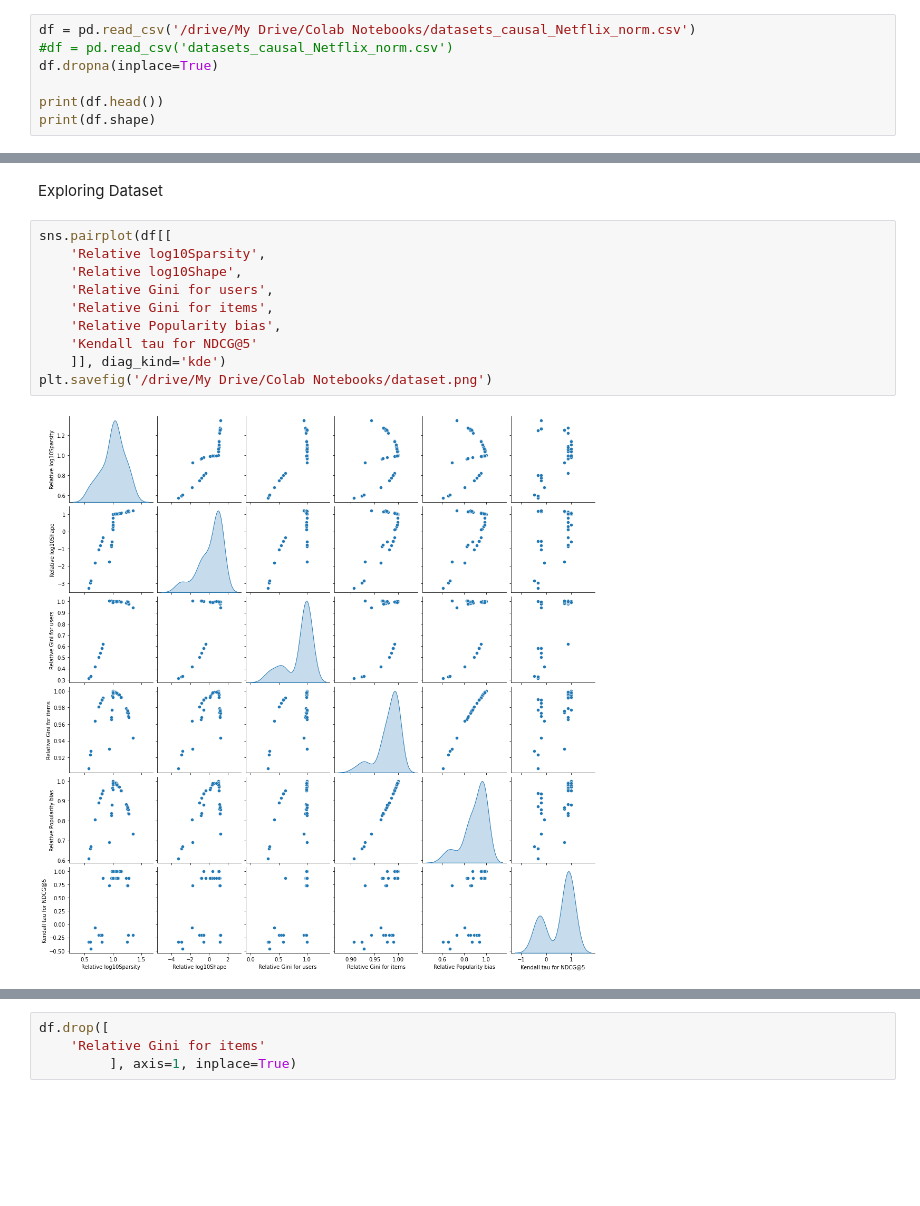
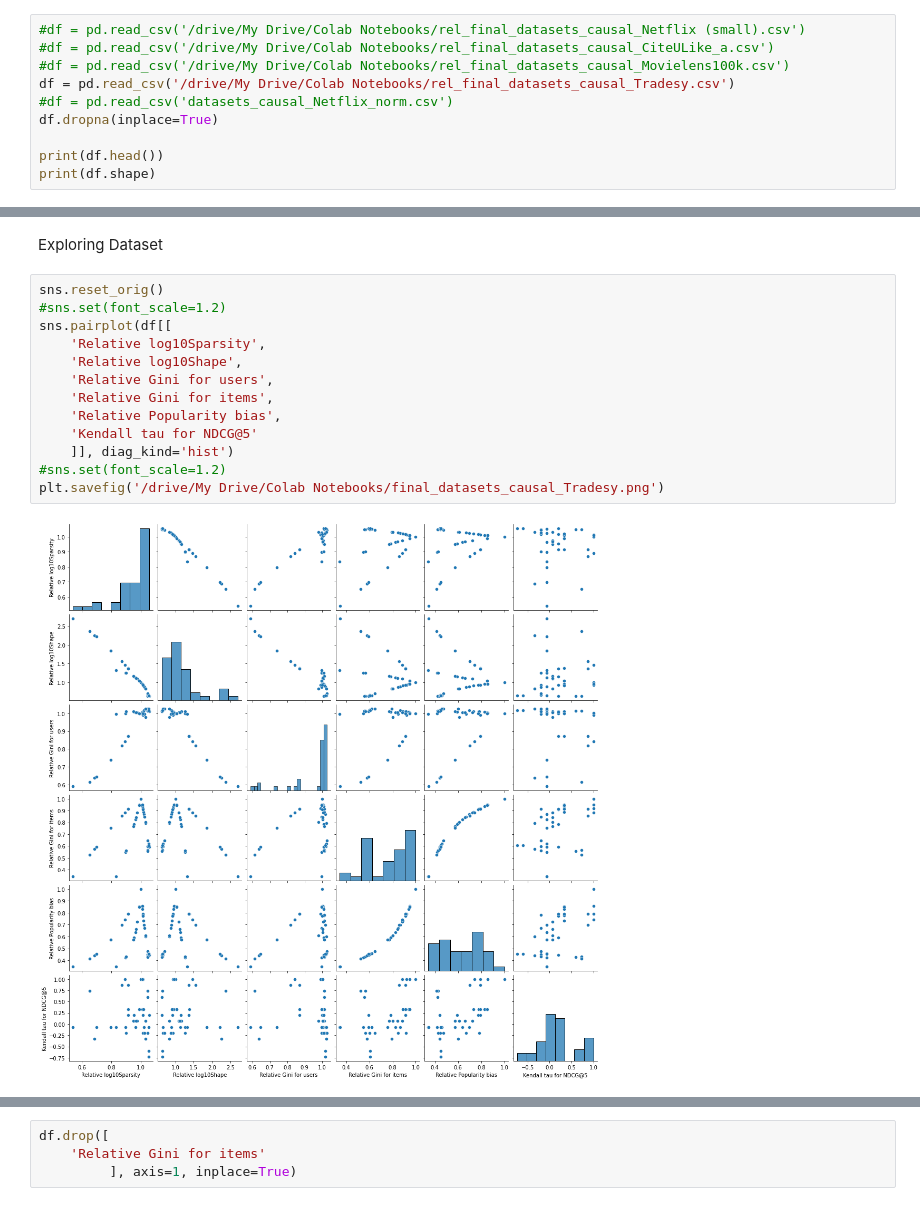
Before and after one commit to GianvitoC/Causal_Fairness, a Jupyter notebook: CausalDiscoveryRecSys.ipynb, the cells around one changed output, grey strips where cells are left out. Saved outputs shown, nothing was run; the diff lists cells and outputs as text; blank space fills up the shorter version.

```diff
--- a/CausalDiscoveryRecSys.ipynb
+++ b/CausalDiscoveryRecSys.ipynb
@@ -164,7 +164,10 @@ drive.mount('/drive')
 # %% [output]
 Mounted at /drive
 # %%
-df = pd.read_csv('/drive/My Drive/Colab Notebooks/datasets_causal_Netflix_norm.csv')
+#df = pd.read_csv('/drive/My Drive/Colab Notebooks/rel_final_datasets_causal_Netflix (small).csv')
+#df = pd.read_csv('/drive/My Drive/Colab Notebooks/rel_final_datasets_causal_CiteULike_a.csv')
+#df = pd.read_csv('/drive/My Drive/Colab Notebooks/rel_final_datasets_causal_Movielens100k.csv')
+df = pd.read_csv('/drive/My Drive/Colab Notebooks/rel_final_datasets_causal_Tradesy.csv')
 #df = pd.read_csv('datasets_causal_Netflix_norm.csv')
 df.dropna(inplace=True)
 
@@ -188,14 +191,17 @@ print(df.shape)
 # %% [markdown]
 Exploring Dataset
 # %%
+sns.reset_orig()
+#sns.set(font_scale=1.2)
 sns.pairplot(df[[
     'Relative log10Sparsity',
     'Relative log10Shape',
     'Relative Gini for users',
     'Relative Gini for items',
     'Relative Popularity bias',
     'Kendall tau for NDCG@5'
-    ]], diag_kind='kde')
-plt.savefig('/drive/My Drive/Colab Notebooks/dataset.png')
+    ]], diag_kind='hist')
+#sns.set(font_scale=1.2)
+plt.savefig('/drive/My Drive/Colab Notebooks/final_datasets_causal_Tradesy.png')
 # %% [output]
-[figure, old version]
+[figure, new version]
```
Also changed, not shown: parts of 23 cells of this notebook.
